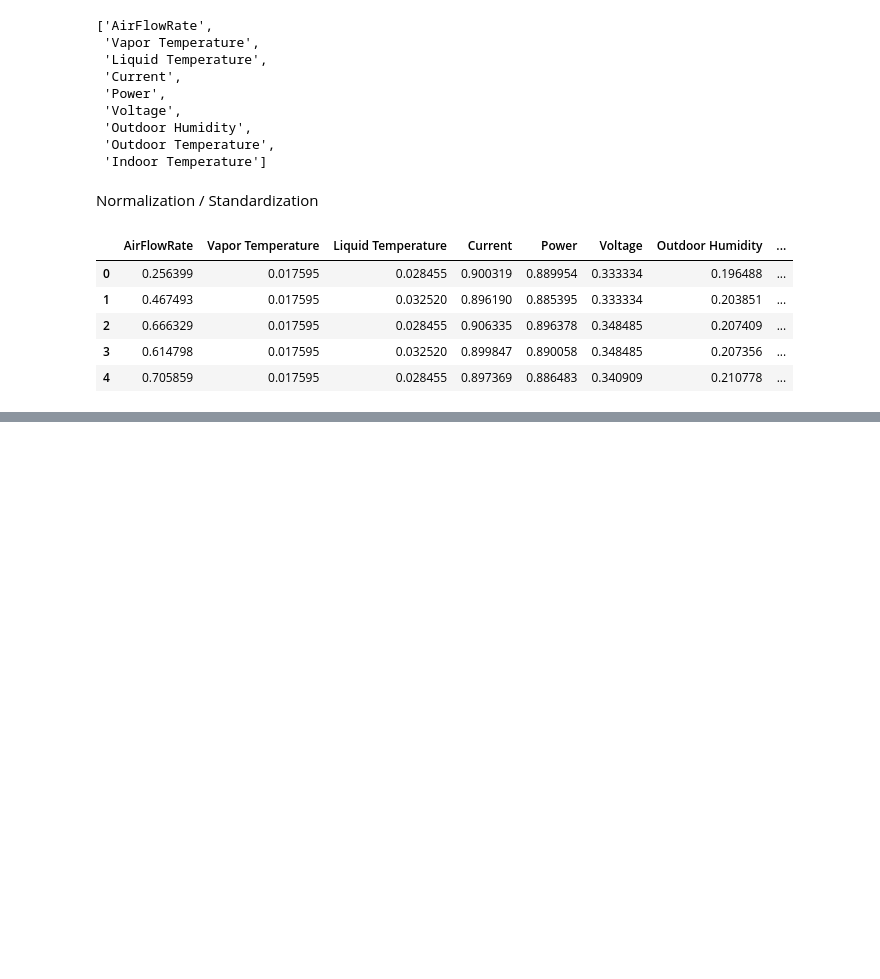
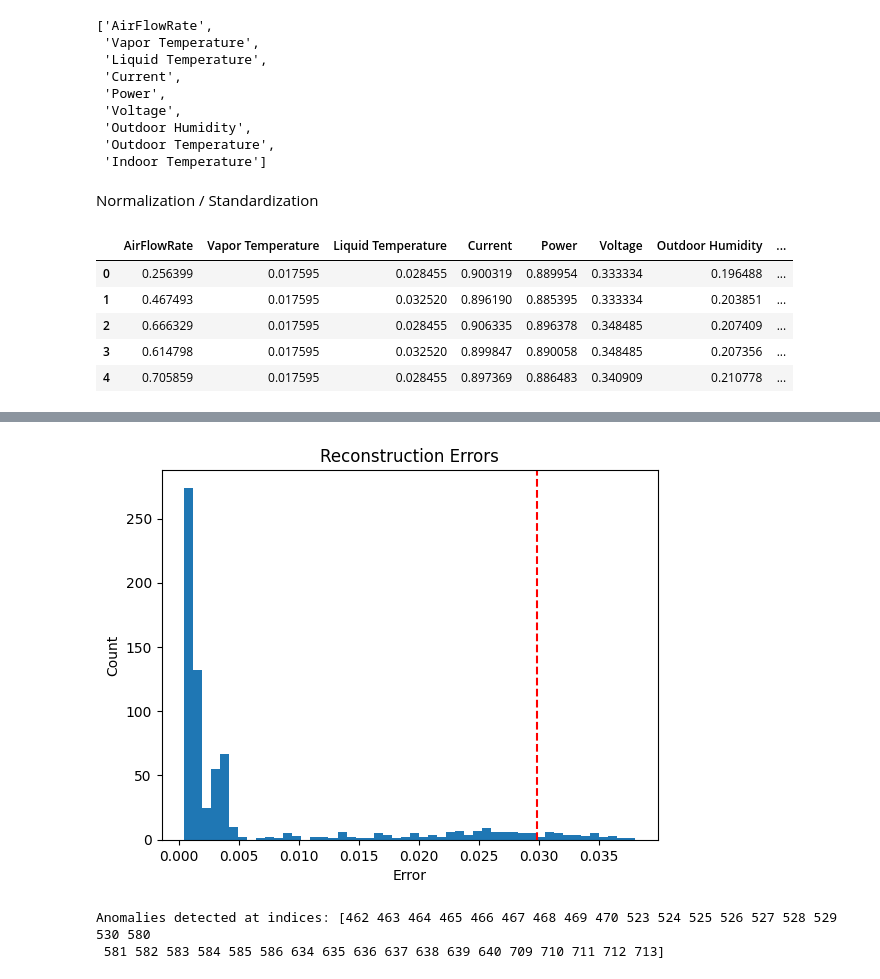
Before and after one commit to AkilaIsuri/AirConditioner-AnomalyDetection, a Jupyter notebook: Model_training.ipynb, the cells around one changed output, grey strips where cells are left out. Cells and saved outputs as stored; diff of their text form; code cells hidden in the pictures; blank space fills up the shorter version.

```diff
--- a/Model_training.ipynb
+++ b/Model_training.ipynb
@@ -71,0 +149,2 @@ scaled_data.head()
+# %%
+reconstructed_sequences = model.predict(test_sequences)
@@ -71,0 +153,25 @@ scaled_data.head()
+# %%
+errors = []
+for i in range(len(test_sequences)):
+    errors.append(mean_squared_error(test_sequences[i], reconstructed_sequences[i]))
+
+# Define a threshold for anomaly detection (95th percentile of reconstruction errors on training data)
+threshold = np.percentile(errors, 95)
+
+# Plot reconstruction errors
+plt.hist(errors, bins=50)
+plt.axvline(threshold, color='r', linestyle='--')
+plt.title('Reconstruction Errors')
+plt.xlabel('Error')
+plt.ylabel('Count')
+plt.show()
+
+# Detect anomalies: errors above the threshold are considered anomalies
+anomalies = np.where(errors > threshold)[0]
+
+# Output the anomaly indices
+print(f'Anomalies detected at indices: {anomalies}')
+# %% [output]
+[figure, added]
+Anomalies detected at indices: [462 463 464 465 466 467 468 469 470 523 524 525 526 527 528 529 530 580
+ 581 582 583 584 585 586 634 635 636 637 638 639 640 709 710 711 712 713]
```
Also changed, not shown: parts of 15 cells of this notebook.
